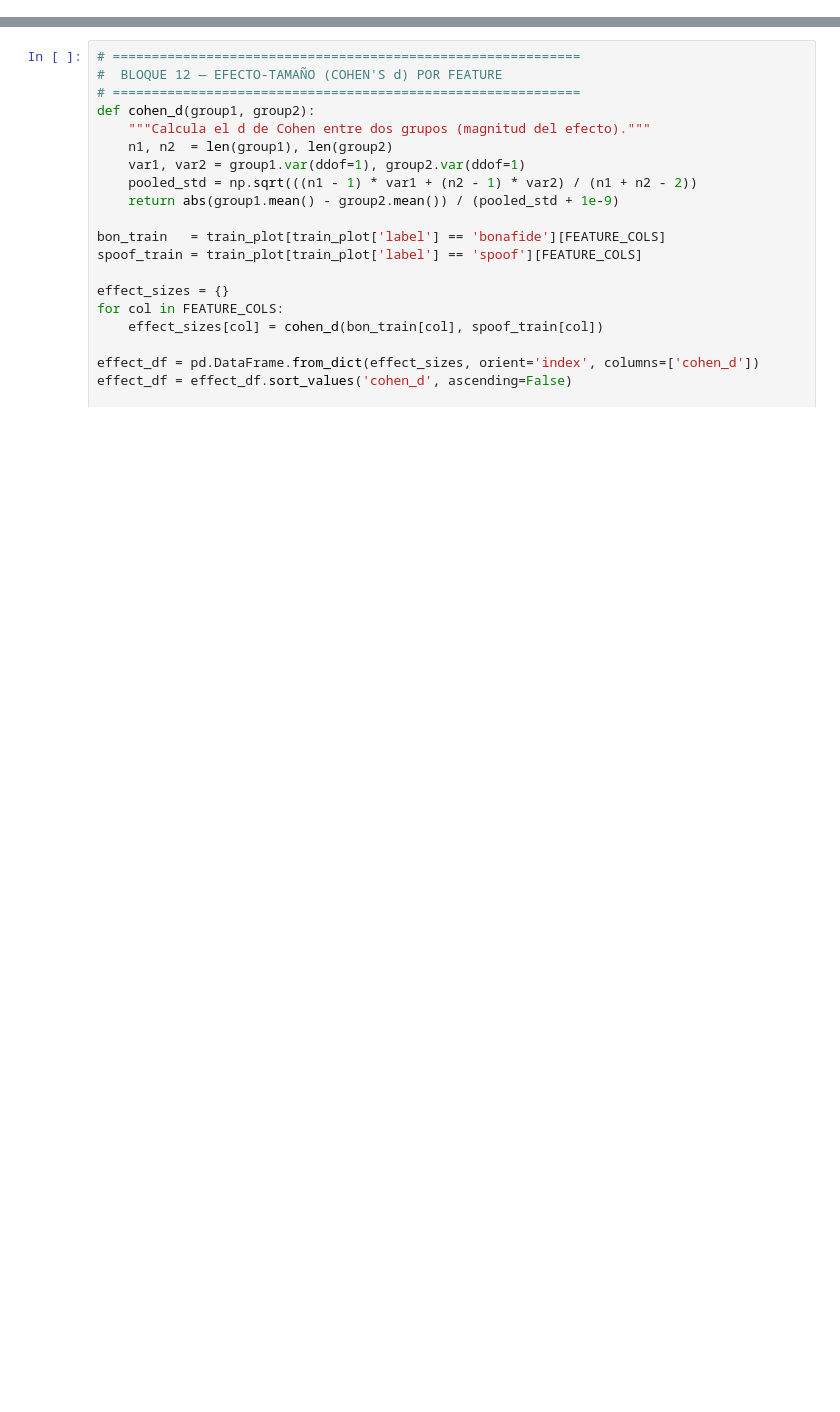
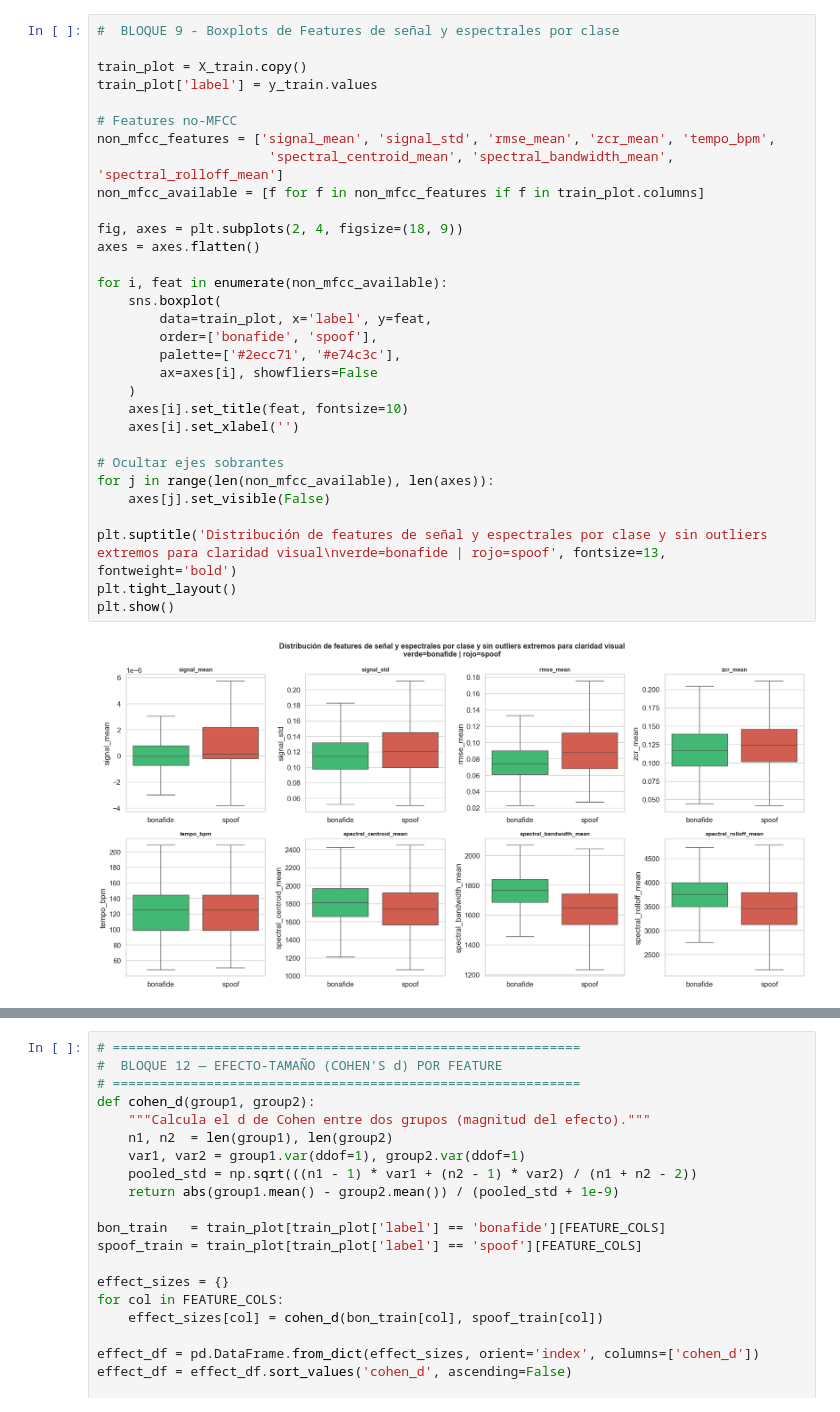
Before and after one commit to LechuMamais/Reto_Inteligencia_Artificial_Liliana_Daniele_Alexis, a Jupyter notebook: Modelos/Modelo_EDA_Daniele.ipynb, the cells around one changed output, grey strips where cells are left out. Cells and saved outputs as stored; diff of their text form; blank space fills up the shorter version.

```diff
--- a/Modelos/Modelo_EDA_Daniele.ipynb
+++ b/Modelos/Modelo_EDA_Daniele.ipynb
@@ -521,0 +438,33 @@ Para rankear objetivamente qué features separan mejor las clases, calculamos el
+# %%
+#  BLOQUE 9 - Boxplots de Features de señal y espectrales por clase
+
+train_plot = X_train.copy()
+train_plot['label'] = y_train.values
+
+# Features no-MFCC
+non_mfcc_features = ['signal_mean', 'signal_std', 'rmse_mean', 'zcr_mean', 'tempo_bpm',
+                      'spectral_centroid_mean', 'spectral_bandwidth_mean', 'spectral_rolloff_mean']
+non_mfcc_available = [f for f in non_mfcc_features if f in train_plot.columns]
+
+fig, axes = plt.subplots(2, 4, figsize=(18, 9))
+axes = axes.flatten()
+
+for i, feat in enumerate(non_mfcc_available):
+    sns.boxplot(
+        data=train_plot, x='label', y=feat,
+        order=['bonafide', 'spoof'],
+        palette=['#2ecc71', '#e74c3c'],
+        ax=axes[i], showfliers=False
+    )
+    axes[i].set_title(feat, fontsize=10)
+    axes[i].set_xlabel('')
+
+# Ocultar ejes sobrantes
+for j in range(len(non_mfcc_available), len(axes)):
+    axes[j].set_visible(False)
+
+plt.suptitle('Distribución de features de señal y espectrales por clase y sin outliers extremos para claridad visual\nverde=bonafide | rojo=spoof', fontsize=13, fontweight='bold')
+plt.tight_layout()
+plt.show()
+# %% [output]
+[figure, added]
```
Also changed, not shown: parts of 46 cells of this notebook.
